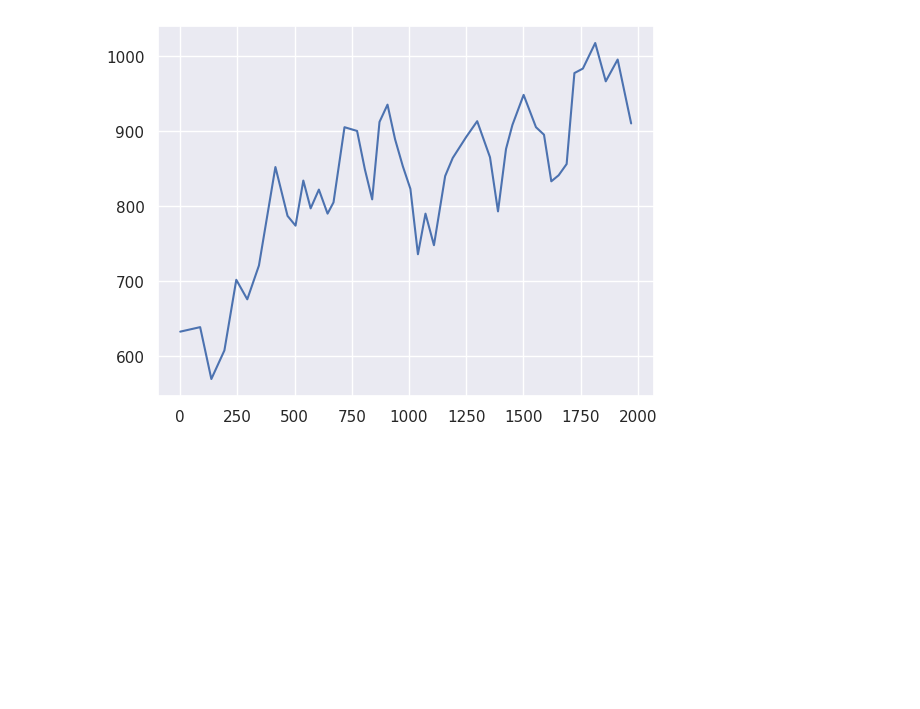
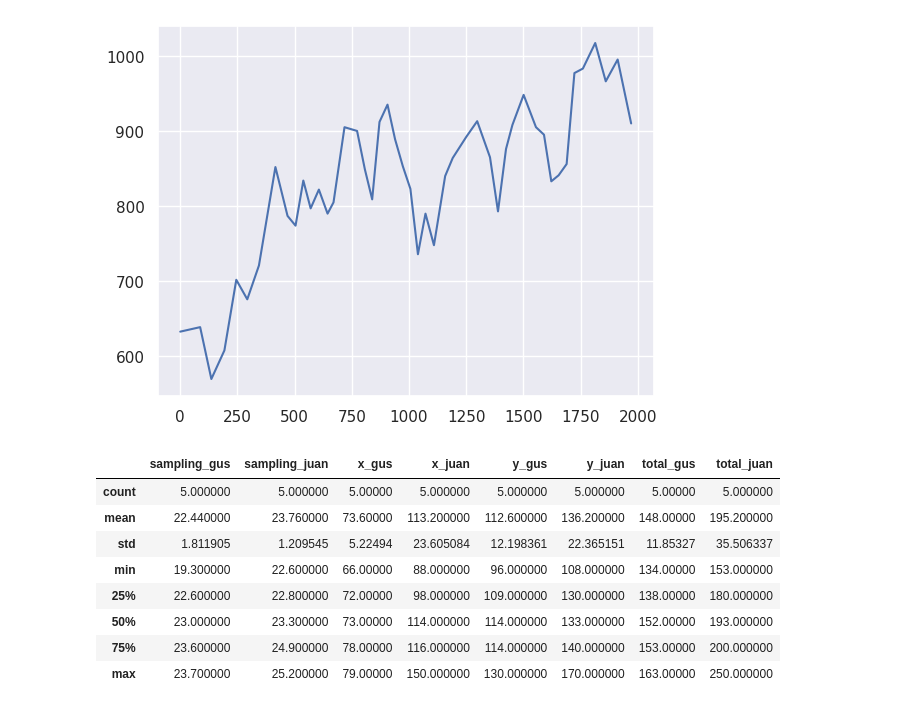
Before and after one commit to GEJ1/et_webcam_experiments, a Jupyter notebook: precision_experiment/precision_analysis.ipynb, the cells around one changed output. Drawn from its saved outputs; the diff is of its cells as text; code cells hidden in the pictures; blank space fills up the shorter version.

Commit message:
data precision

```diff
--- a/precision_experiment/precision_analysis.ipynb
+++ b/precision_experiment/precision_analysis.ipynb
@@ -385,3 +381,83 @@ plt.plot(ts, xs)
 plt.show()
 # %% [output]
 [figure]
+# %%
+df_precision_results = pd.DataFrame(
+    {
+        "sampling_gus": [
+            23.7,
+            22.6,
+            23,
+            23.6,
+            19.3,
+        ],
+
+        "sampling_juan": [
+            25.2,
+            22.6,
+            23.3,
+            22.8,
+            24.9,
+        ],
+        "x_gus": [
+            72,
+            73,
+            79,
+            78,
+            66,
+        ],
+
+        "x_juan": [
+            150,
+            114,
+            98,
+            116,
+            88,
+
+        ],
+        "y_gus": [
+            130,
+            96,
+            114,
+            114,
+            109,
+        ],
+
+        "y_juan": [
+            170,
+            133,
+            130,
+            140,
+            108,
+        ],
+        "total_gus": [
+            163,
+            134,
+            153,
+            152,
+            138,
+
+        ],
+
+        "total_juan": [
+            250,
+            193,
+            180,
+            200,
+            153,
+        ],
+    }
+)
+
+
+df_precision_results.describe()
+# %% [output]
+|  | sampling_gus | sampling_juan | x_gus | x_juan | y_gus | y_juan | total_gus | total_juan |
+| count | 5.000000 | 5.000000 | 5.00000 | 5.000000 | 5.000000 | 5.000000 | 5.00000 | 5.000000 |
+| mean | 22.440000 | 23.760000 | 73.60000 | 113.200000 | 112.600000 | 136.200000 | 148.00000 | 195.200000 |
+| std | 1.811905 | 1.209545 | 5.22494 | 23.605084 | 12.198361 | 22.365151 | 11.85327 | 35.506337 |
+| min | 19.300000 | 22.600000 | 66.00000 | 88.000000 | 96.000000 | 108.000000 | 134.00000 | 153.000000 |
+| 25% | 22.600000 | 22.800000 | 72.00000 | 98.000000 | 109.000000 | 130.000000 | 138.00000 | 180.000000 |
+| 50% | 23.000000 | 23.300000 | 73.00000 | 114.000000 | 114.000000 | 133.000000 | 152.00000 | 193.000000 |
+| 75% | 23.600000 | 24.900000 | 78.00000 | 116.000000 | 114.000000 | 140.000000 | 153.00000 | 200.000000 |
+| max | 23.700000 | 25.200000 | 79.00000 | 150.000000 | 130.000000 | 170.000000 | 163.00000 | 250.000000 |
```
Also changed, not shown: parts of 1 cell of this notebook.
